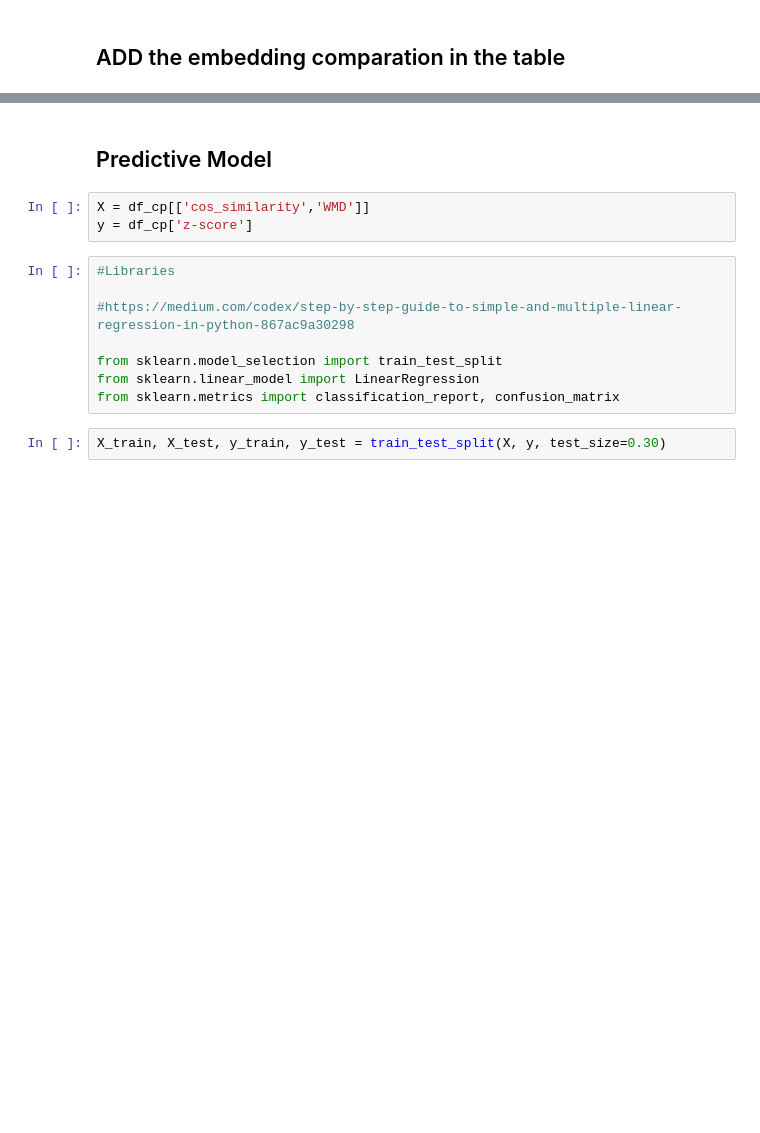
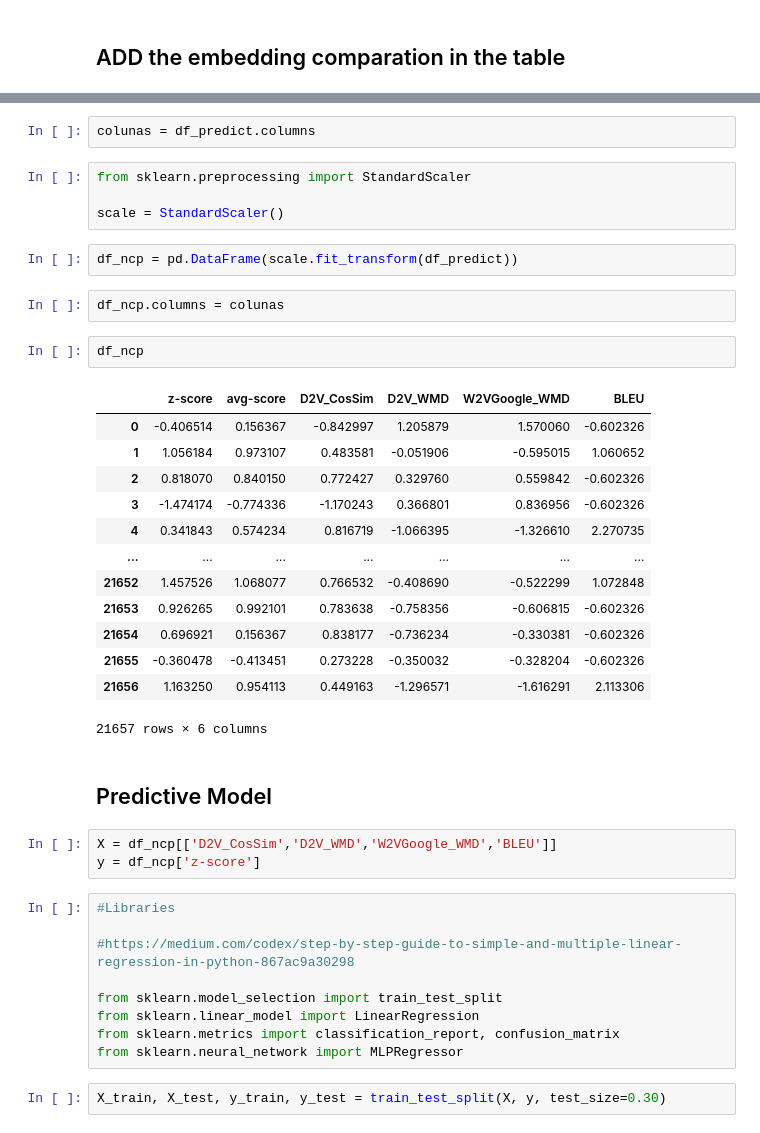
Before and after one commit to hnakashima96/textmining_project, a Jupyter notebook: TM_project.ipynb, the cells around one changed output, grey strips where cells are left out. Drawn from its saved outputs; the diff is of its cells as text; blank space fills up the shorter version.

```diff
--- a/TM_project.ipynb
+++ b/TM_project.ipynb
@@ -348,8 +428,34 @@ df_cp
+# %%
+colunas = df_predict.columns
+# %%
+from sklearn.preprocessing import StandardScaler
+
+scale = StandardScaler()
+# %%
+df_ncp = pd.DataFrame(scale.fit_transform(df_predict))
+# %%
+df_ncp.columns = colunas
+# %%
+df_ncp
+# %% [output]
+|  | z-score | avg-score | D2V_CosSim | D2V_WMD | W2VGoogle_WMD | BLEU |
+| 0 | -0.406514 | 0.156367 | -0.842997 | 1.205879 | 1.570060 | -0.602326 |
+| 1 | 1.056184 | 0.973107 | 0.483581 | -0.051906 | -0.595015 | 1.060652 |
+| 2 | 0.818070 | 0.840150 | 0.772427 | 0.329760 | 0.559842 | -0.602326 |
+| 3 | -1.474174 | -0.774336 | -1.170243 | 0.366801 | 0.836956 | -0.602326 |
+| 4 | 0.341843 | 0.574234 | 0.816719 | -1.066395 | -1.326610 | 2.270735 |
+| ... | ... | ... | ... | ... | ... | ... |
+| 21652 | 1.457526 | 1.068077 | 0.766532 | -0.408690 | -0.522299 | 1.072848 |
+| 21653 | 0.926265 | 0.992101 | 0.783638 | -0.758356 | -0.606815 | -0.602326 |
+| 21654 | 0.696921 | 0.156367 | 0.838177 | -0.736234 | -0.330381 | -0.602326 |
+| 21655 | -0.360478 | -0.413451 | 0.273228 | -0.350032 | -0.328204 | -0.602326 |
+| 21656 | 1.163250 | 0.954113 | 0.449163 | -1.296571 | -1.616291 | 2.113306 |
+21657 rows × 6 columns
 # %% [markdown]
 ## Predictive Model
-# %%
-X = df_cp[['cos_similarity','WMD']]
-y = df_cp['z-score']
+# %%
+X = df_ncp[['D2V_CosSim','D2V_WMD','W2VGoogle_WMD','BLEU']]
+y = df_ncp['z-score']
 # %%
 #Libraries
 
@@ -358,6 +464,7 @@ y = df_cp['z-score']
 from sklearn.model_selection import train_test_split
 from sklearn.linear_model import LinearRegression
 from sklearn.metrics import classification_report, confusion_matrix
+from sklearn.neural_network import MLPRegressor
 # %%
 X_train, X_test, y_train, y_test = train_test_split(X, y, test_size=0.30)
 # %%
```
Also changed, not shown: parts of 87 cells of this notebook, 12 other files.
